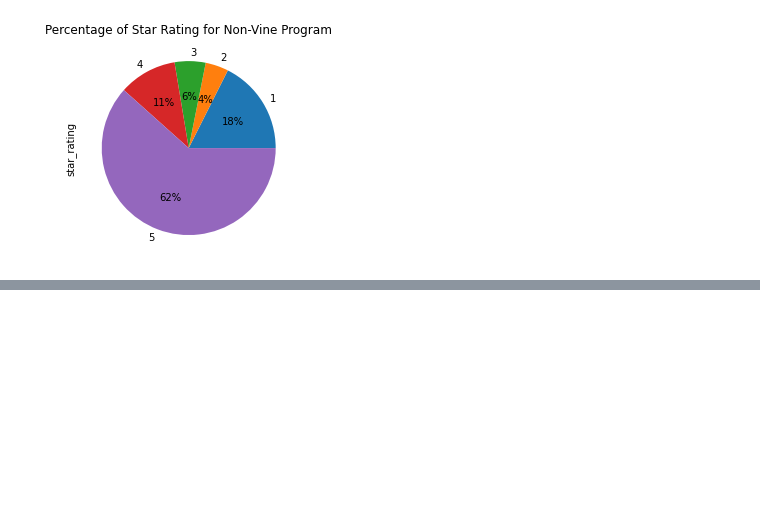
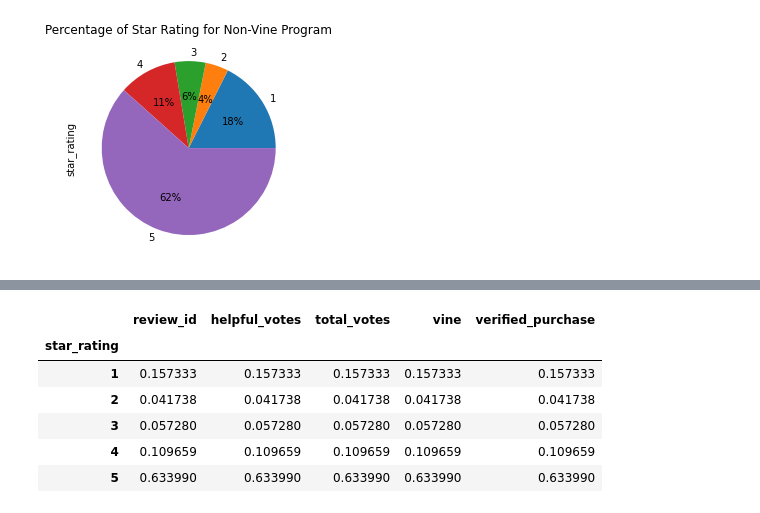
Before and after one commit to nickku1223/Amazon_Vine_Analysis, a Jupyter notebook: Vine_Review_Analysis.ipynb, the cells around one changed output, grey strips where cells are left out. Cells and saved outputs as stored; diff of their text form; code cells hidden in the pictures; blank space fills up the shorter version.

```diff
--- a/Vine_Review_Analysis.ipynb
+++ b/Vine_Review_Analysis.ipynb
@@ -136,0 +169,13 @@ not_vine_plot = percentage_not_vine.plot.pie(y='review_id',
+# %%
+verified_non_vine_df = filtered_vine_df[(filtered_vine_df['vine'] == 'N') & (filtered_vine_df['verified_purchase'] == 'Y')]
+
+verified_non_vine_percentage = verified_non_vine_df.groupby(['star_rating']).count() / verified_non_vine_df['star_rating'].count()
+verified_non_vine_percentage
+# %% [output]
+|  | review_id | helpful_votes | total_votes | vine | verified_purchase |
+| star_rating |  |  |  |  |  |
+| 1 | 0.157333 | 0.157333 | 0.157333 | 0.157333 | 0.157333 |
+| 2 | 0.041738 | 0.041738 | 0.041738 | 0.041738 | 0.041738 |
+| 3 | 0.057280 | 0.057280 | 0.057280 | 0.057280 | 0.057280 |
+| 4 | 0.109659 | 0.109659 | 0.109659 | 0.109659 | 0.109659 |
+| 5 | 0.633990 | 0.633990 | 0.633990 | 0.633990 | 0.633990 |
```
Also changed, not shown: parts of 5 cells of this notebook, 4 other files.
